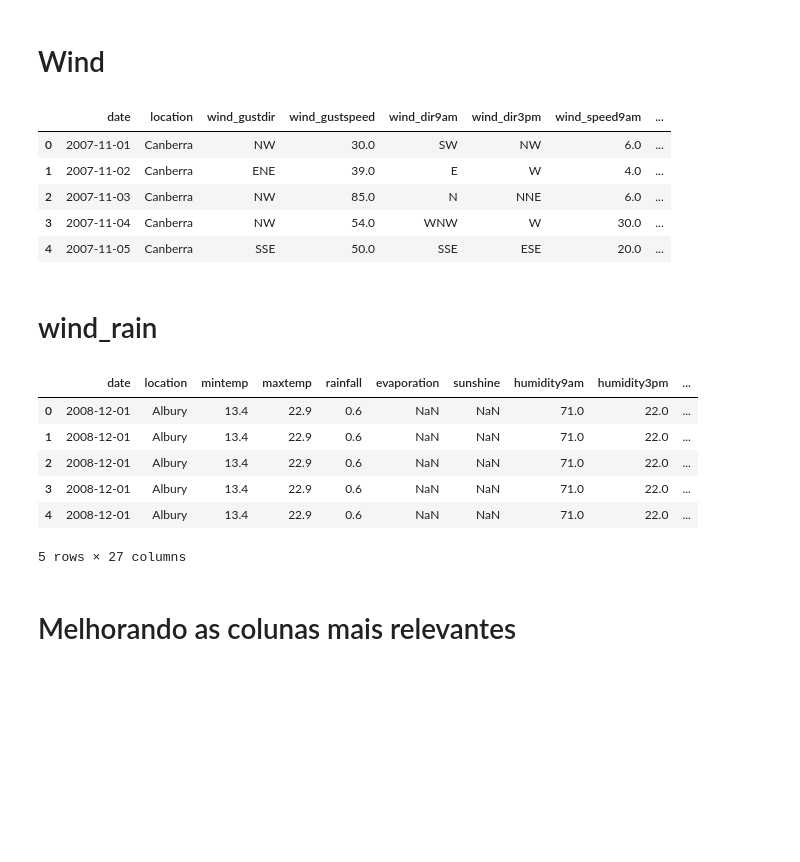
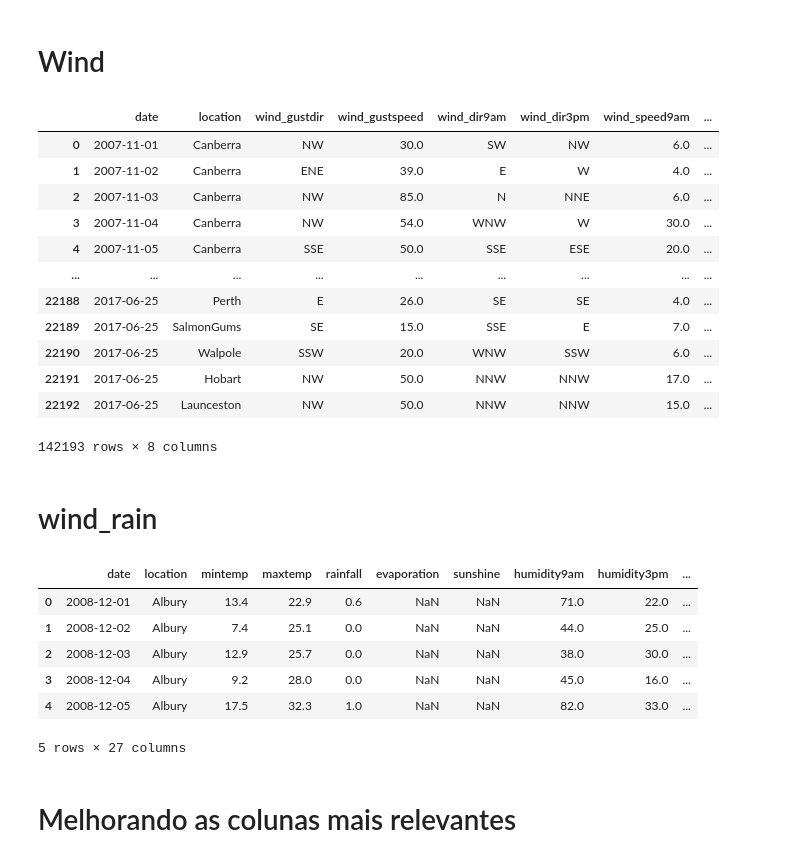
Before and after one commit to Lucascapdeville/weather_prediction, a Jupyter notebook: weather_prediction.ipynb, the cells around one changed output. Drawn from its saved outputs; the diff is of its cells as text; code cells hidden in the pictures; blank space fills up the shorter version.

Commit message:
wind and data fixed
Fixed the data leaked that was comming from the collumns names:
Light Gradient Boosting Machine	0.8640	0.8990	0.5766	0.7421	0.6489	0.5662	0.5732

```diff
--- a/weather_prediction.ipynb
+++ b/weather_prediction.ipynb
@@ -32,16 +32,23 @@ rain = rain.drop(['modelo_vigente','amountOfRain'],axis = 1)
 # %% [markdown]
 # Wind
 # %%
-wind = pd.concat([pd.read_csv('data/wind_table_01.csv',sep=',') for i in range(1,8)])
+wind = pd.concat([pd.read_csv(f'data/wind_table_0{i}.csv',sep=',') for i in range(1,8)])
 # %%
-wind.head(5)
+wind
 # %% [output]
 |  | date | location | wind_gustdir | wind_gustspeed | wind_dir9am | wind_dir3pm | wind_speed9am | ... |
 | 0 | 2007-11-01 | Canberra | NW | 30.0 | SW | NW | 6.0 | ... |
 | 1 | 2007-11-02 | Canberra | ENE | 39.0 | E | W | 4.0 | ... |
 | 2 | 2007-11-03 | Canberra | NW | 85.0 | N | NNE | 6.0 | ... |
 | 3 | 2007-11-04 | Canberra | NW | 54.0 | WNW | W | 30.0 | ... |
 | 4 | 2007-11-05 | Canberra | SSE | 50.0 | SSE | ESE | 20.0 | ... |
+| ... | ... | ... | ... | ... | ... | ... | ... | ... |
+| 22188 | 2017-06-25 | Perth | E | 26.0 | SE | SE | 4.0 | ... |
+| 22189 | 2017-06-25 | SalmonGums | SE | 15.0 | SSE | E | 7.0 | ... |
+| 22190 | 2017-06-25 | Walpole | SSW | 20.0 | WNW | SSW | 6.0 | ... |
+| 22191 | 2017-06-25 | Hobart | NW | 50.0 | NNW | NNW | 17.0 | ... |
+| 22192 | 2017-06-25 | Launceston | NW | 50.0 | NNW | NNW | 15.0 | ... |
+142193 rows × 8 columns
 # %% [markdown]
 # wind_rain
 # %%
@@ -50,10 +57,10 @@ wind_rain.head()
 # %% [output]
 |  | date | location | mintemp | maxtemp | rainfall | evaporation | sunshine | humidity9am | humidity3pm | ... |
 | 0 | 2008-12-01 | Albury | 13.4 | 22.9 | 0.6 | NaN | NaN | 71.0 | 22.0 | ... |
-| 1 | 2008-12-01 | Albury | 13.4 | 22.9 | 0.6 | NaN | NaN | 71.0 | 22.0 | ... |
-| 2 | 2008-12-01 | Albury | 13.4 | 22.9 | 0.6 | NaN | NaN | 71.0 | 22.0 | ... |
-| 3 | 2008-12-01 | Albury | 13.4 | 22.9 | 0.6 | NaN | NaN | 71.0 | 22.0 | ... |
-| 4 | 2008-12-01 | Albury | 13.4 | 22.9 | 0.6 | NaN | NaN | 71.0 | 22.0 | ... |
+| 1 | 2008-12-02 | Albury | 7.4 | 25.1 | 0.0 | NaN | NaN | 44.0 | 25.0 | ... |
+| 2 | 2008-12-03 | Albury | 12.9 | 25.7 | 0.0 | NaN | NaN | 38.0 | 30.0 | ... |
+| 3 | 2008-12-04 | Albury | 9.2 | 28.0 | 0.0 | NaN | NaN | 45.0 | 16.0 | ... |
+| 4 | 2008-12-05 | Albury | 17.5 | 32.3 | 1.0 | NaN | NaN | 82.0 | 33.0 | ... |
 5 rows × 27 columns
 # %% [markdown]
 # Melhorando as colunas mais relevantes
```
Also changed, not shown: parts of 6 cells of this notebook, 6 other files.
